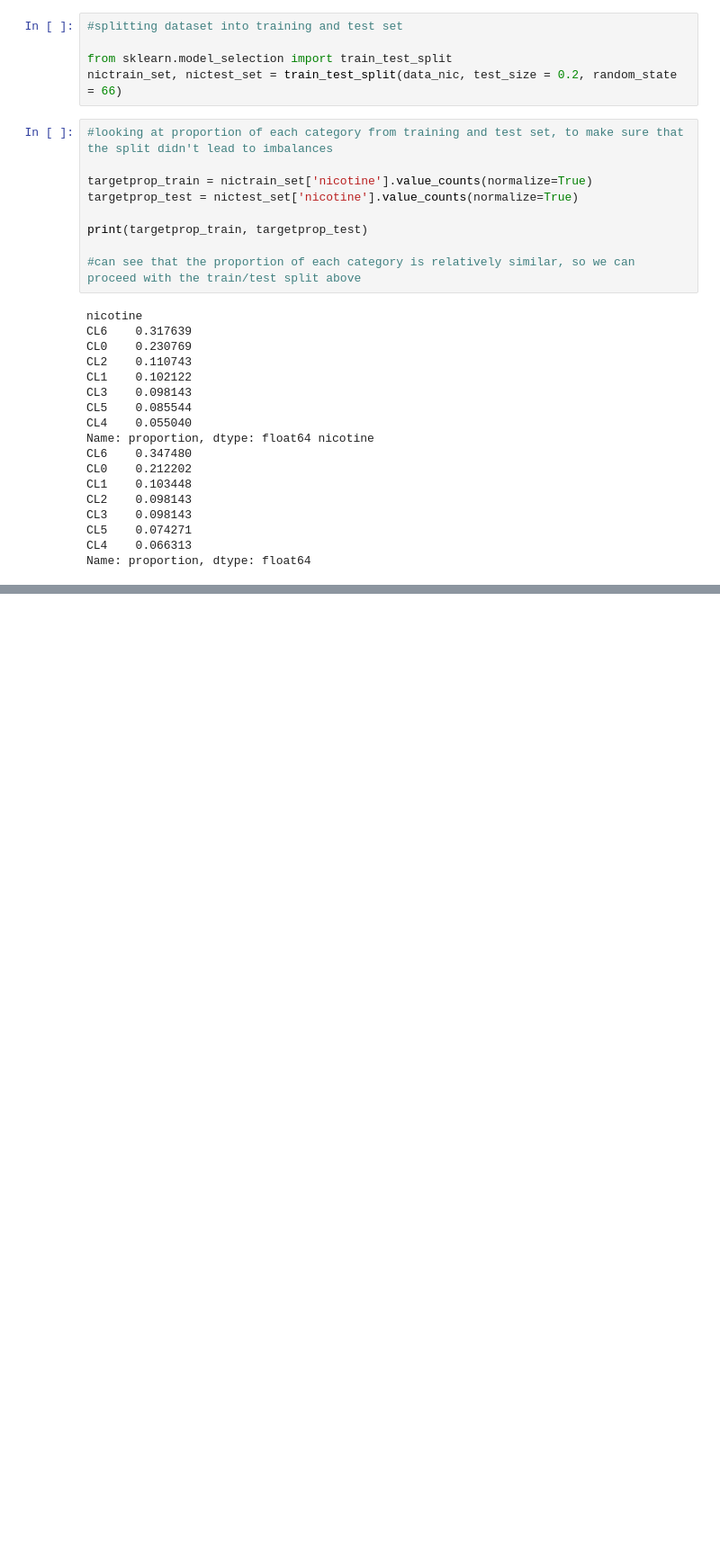
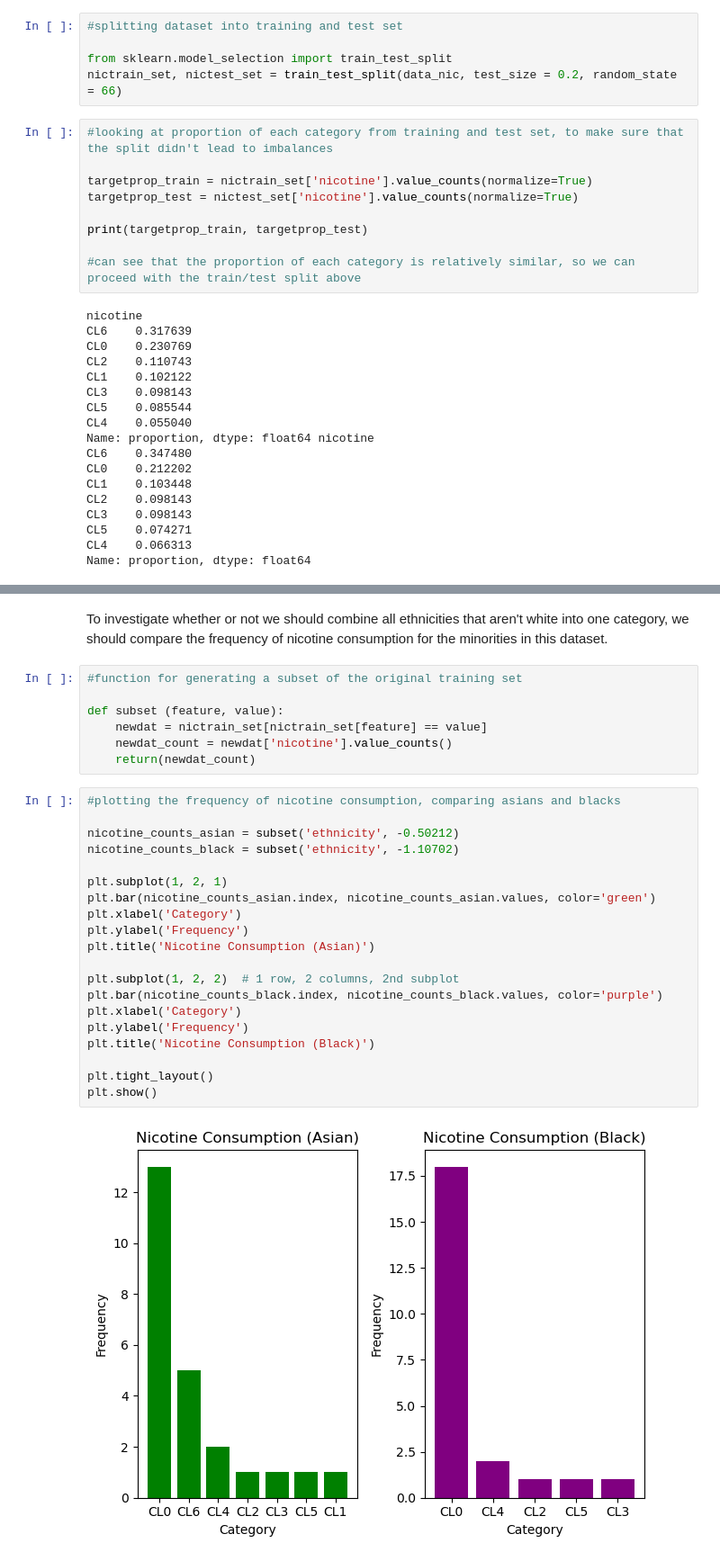
Before and after one commit to skyefung02/DrugConsumptionProject, a Jupyter notebook: data_exploration_visualisation.ipynb, the cells around one changed output, grey strips where cells are left out. Shown: that part at 90% size. Saved outputs shown, nothing was run; the diff lists cells and outputs as text; blank space fills up the shorter version.

```diff
--- a/data_exploration_visualisation.ipynb
+++ b/data_exploration_visualisation.ipynb
@@ -56,0 +125,31 @@ Name: proportion, dtype: float64
+# %% [markdown]
+To investigate whether or not we should combine all ethnicities that aren't white into one category, we should compare the frequency of nicotine consumption for the minorities in this dataset.
+# %%
+#function for generating a subset of the original training set
+
+def subset (feature, value):
+    newdat = nictrain_set[nictrain_set[feature] == value]
+    newdat_count = newdat['nicotine'].value_counts()
+    return(newdat_count)
+# %%
+#plotting the frequency of nicotine consumption, comparing asians and blacks
+
+nicotine_counts_asian = subset('ethnicity', -0.50212)
+nicotine_counts_black = subset('ethnicity', -1.10702)
+
+plt.subplot(1, 2, 1)
+plt.bar(nicotine_counts_asian.index, nicotine_counts_asian.values, color='green')
+plt.xlabel('Category')
+plt.ylabel('Frequency')
+plt.title('Nicotine Consumption (Asian)')
+
+plt.subplot(1, 2, 2)  # 1 row, 2 columns, 2nd subplot
+plt.bar(nicotine_counts_black.index, nicotine_counts_black.values, color='purple')
+plt.xlabel('Category')
+plt.ylabel('Frequency')
+plt.title('Nicotine Consumption (Black)')
+
+plt.tight_layout()
+plt.show()
+# %% [output]
+[figure, added]
```
Also changed, not shown: parts of 14 cells of this notebook.
